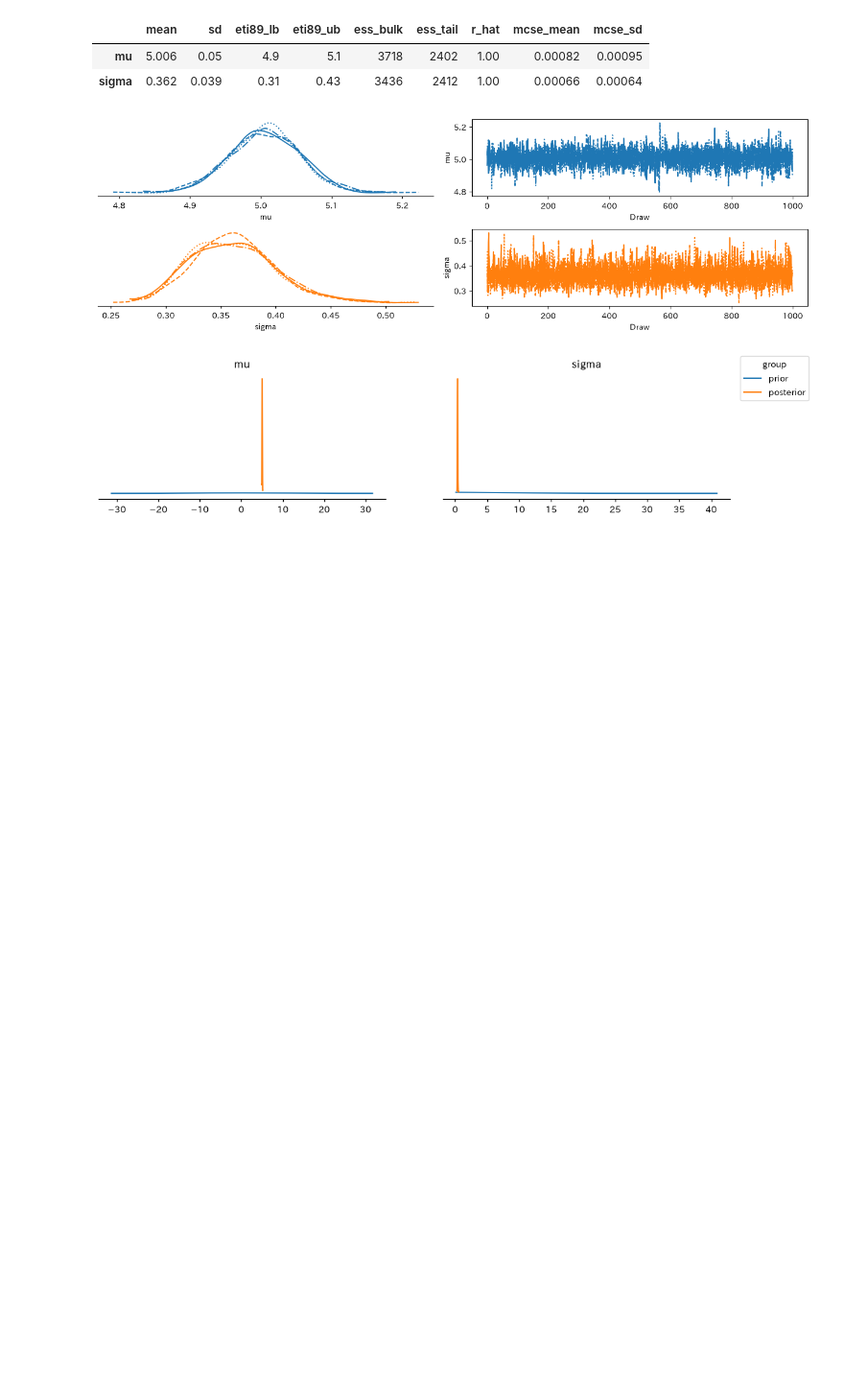
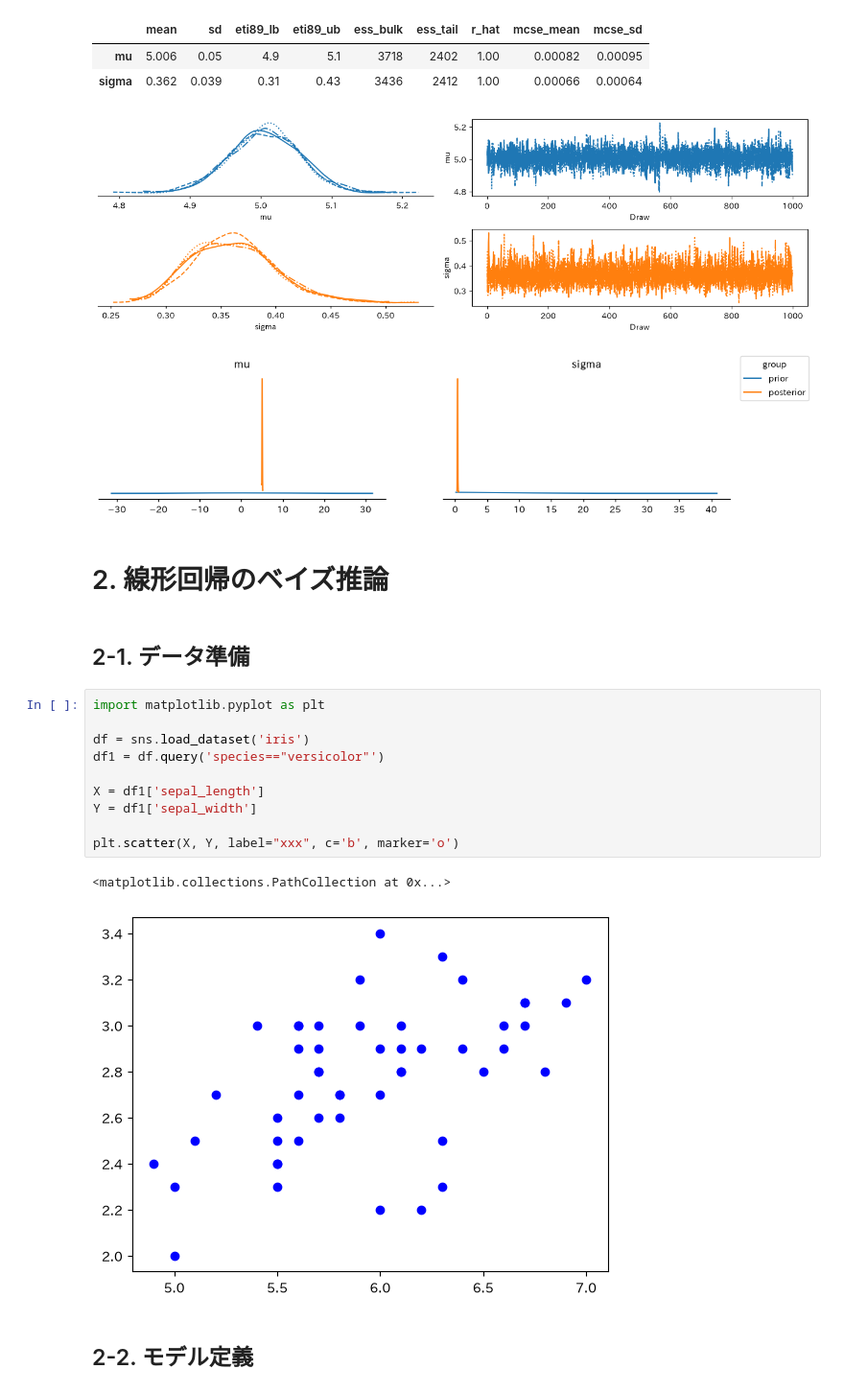
Before and after one commit to kzappmusi9/bayes_python, a Jupyter notebook: src/2.bayes_inference_advanced.ipynb, the cells around one changed output. Shown at 96% size. Cells and saved outputs as stored; diff of their text form; blank space fills up the shorter version.

```diff
--- a/src/2.bayes_inference_advanced.ipynb
+++ b/src/2.bayes_inference_advanced.ipynb
@@ -109,3 +107,22 @@ Sampling: [X_obs, mu, sigma]
 | sigma | 0.362 | 0.039 | 0.31 | 0.43 | 3436 | 2412 | 1.00 | 0.00066 | 0.00064 |
 [figure]
 [figure]
+# %% [markdown]
+# 2. 線形回帰のベイズ推論
+# %% [markdown]
+## 2-1. データ準備
+# %%
+import matplotlib.pyplot as plt
+
+df = sns.load_dataset('iris')
+df1 = df.query('species=="versicolor"')
+
+X = df1['sepal_length']
+Y = df1['sepal_width']
+
+plt.scatter(X, Y, label="xxx", c='b', marker='o')
+# %% [output]
+<matplotlib.collections.PathCollection at 0x...>
+[figure, added]
+# %% [markdown]
+## 2-2. モデル定義
```
Also changed, not shown: parts of 23 cells of this notebook, 1 other file.
